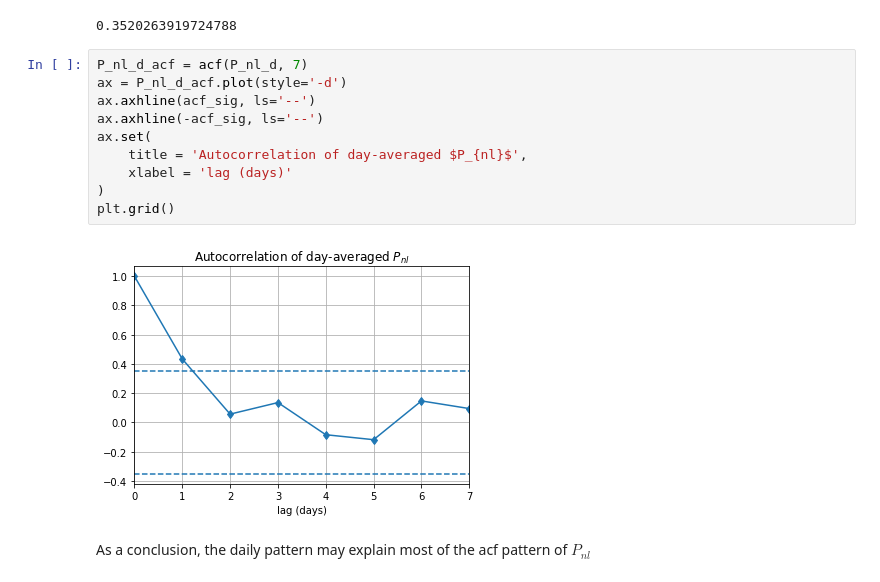
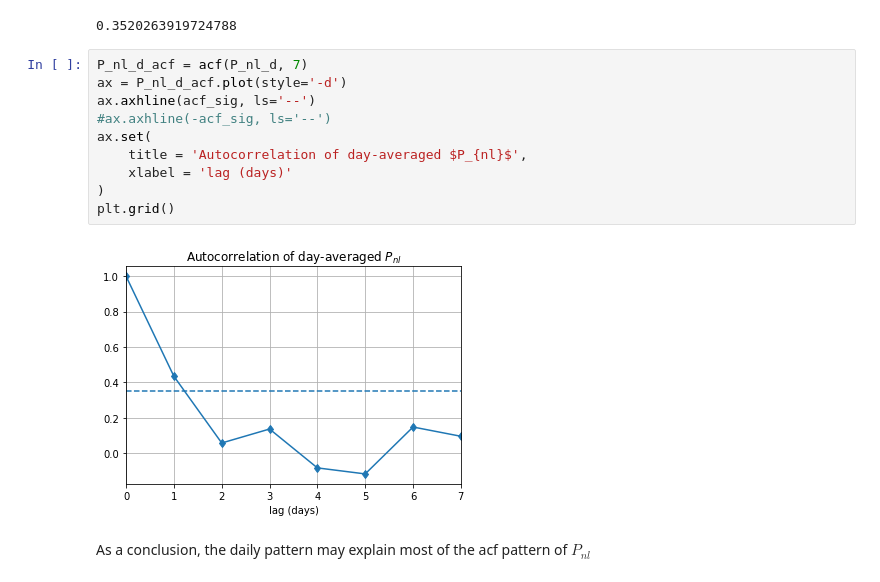
Before and after one commit to pierre-haessig/solarhome-control-bench, a Jupyter notebook: modeling/Input_Markov_model.ipynb, the cells around one changed output. Drawn from its saved outputs; the diff is of its cells as text.

```diff
--- a/modeling/Input_Markov_model.ipynb
+++ b/modeling/Input_Markov_model.ipynb
@@ -158,15 +190,15 @@ acf_sig
 # %%
 P_nl_d_acf = acf(P_nl_d, 7)
 ax = P_nl_d_acf.plot(style='-d')
 ax.axhline(acf_sig, ls='--')
-ax.axhline(-acf_sig, ls='--')
+#ax.axhline(-acf_sig, ls='--')
 ax.set(
     title = 'Autocorrelation of day-averaged $P_{nl}$',
     xlabel = 'lag (days)'
 )
 plt.grid()
 # %% [output]
-[figure, old version]
+[figure, new version]
 # %% [markdown]
 As a conclusion, the daily pattern may explain most of the acf pattern of  $P_{nl}$
 # %% [markdown]
```
Also changed, not shown: parts of 23 cells of this notebook, 2 other files.
